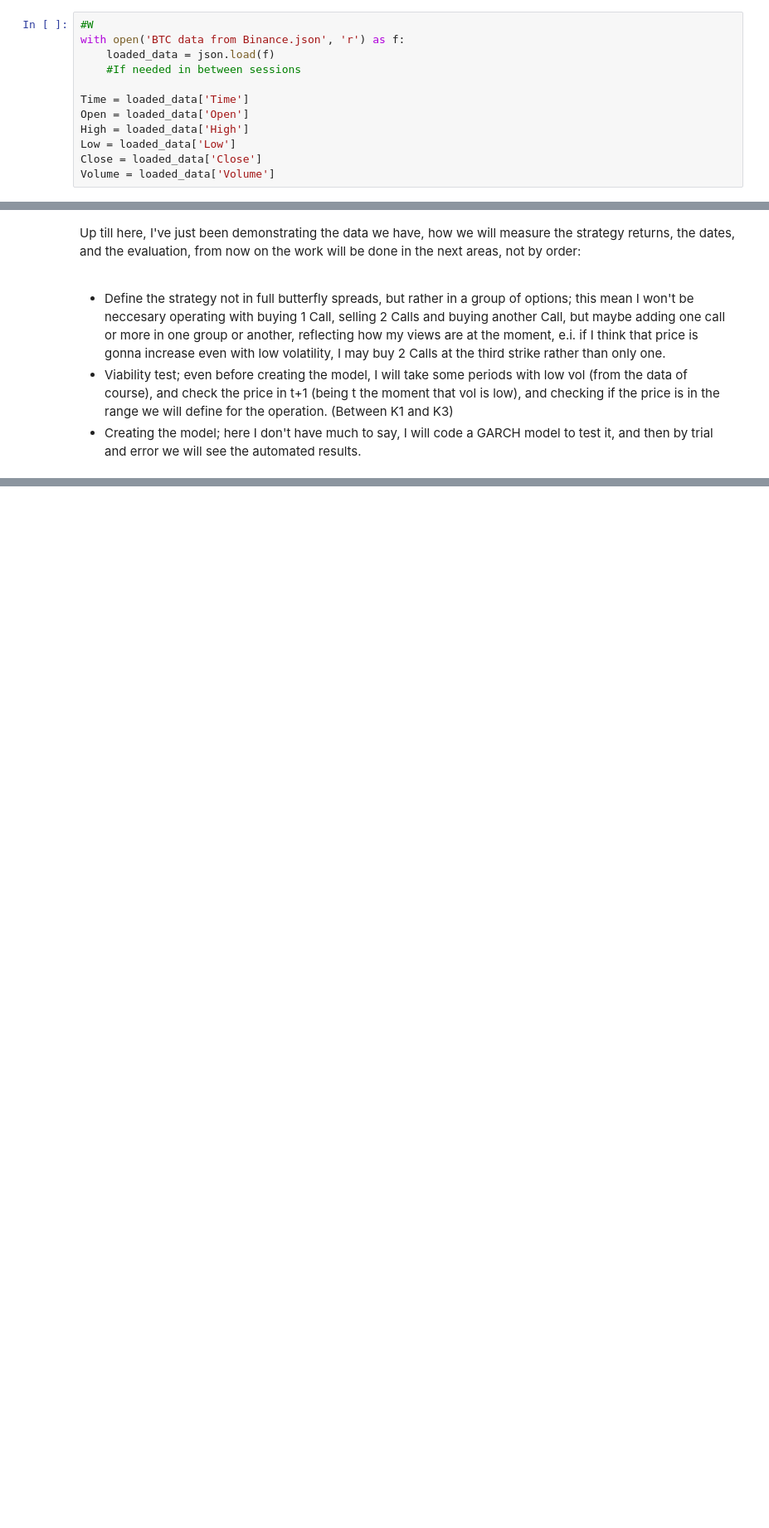
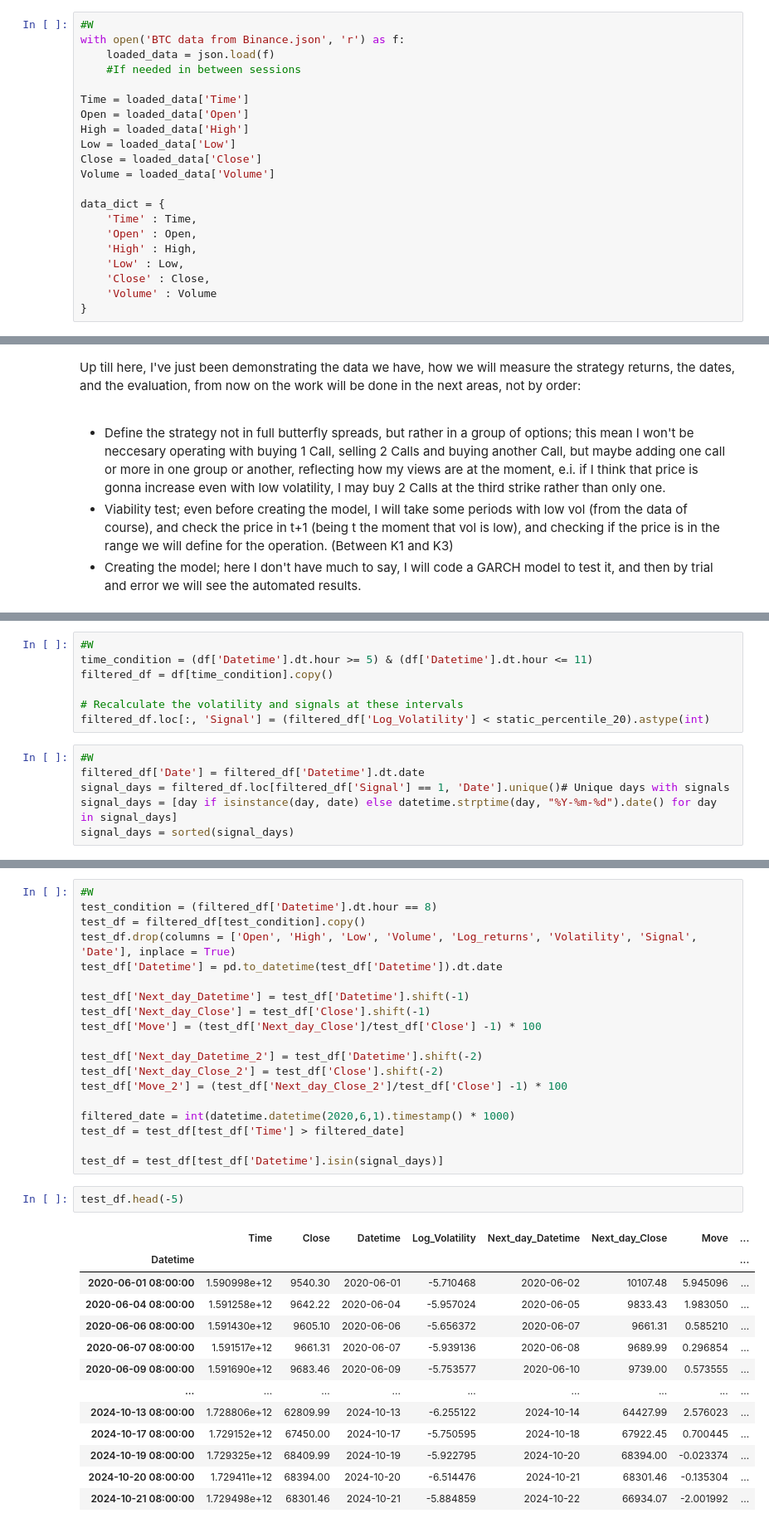
Before and after one commit to Gabriel31921/Volatility-study, a Jupyter notebook: Volatility.ipynb, the cells around one changed output, grey strips where cells are left out. Shown at 83% size. Drawn from its saved outputs; the diff is of its cells as text; blank space fills up the shorter version.

```diff
--- a/Volatility.ipynb
+++ b/Volatility.ipynb
@@ -203,6 +205,15 @@ High = loaded_data['High']
 Low = loaded_data['Low']
 Close = loaded_data['Close']
 Volume = loaded_data['Volume']
+
+data_dict = {
+    'Time' : Time,
+    'Open' : Open,
+    'High' : High,
+    'Low' : Low,
+    'Close' : Close,
+    'Volume' : Volume
+}
 # %%
 #W
 returns = [np.log(Close[i+1]/Close[i]) for i in range(len(Close)-1)]
@@ -453,0 +570,13 @@ Up till here, I've just been demonstrating the data we have, how we will measure
+# %%
+#W
+time_condition = (df['Datetime'].dt.hour >= 5) & (df['Datetime'].dt.hour <= 11)
+filtered_df = df[time_condition].copy()
+
+# Recalculate the volatility and signals at these intervals
+filtered_df.loc[:, 'Signal'] = (filtered_df['Log_Volatility'] < static_percentile_20).astype(int)
+# %%
+#W
+filtered_df['Date'] = filtered_df['Datetime'].dt.date
+signal_days = filtered_df.loc[filtered_df['Signal'] == 1, 'Date'].unique()# Unique days with signals
+signal_days = [day if isinstance(day, date) else datetime.strptime(day, "%Y-%m-%d").date() for day in signal_days]
+signal_days = sorted(signal_days)
@@ -453,0 +616,35 @@ Up till here, I've just been demonstrating the data we have, how we will measure
+# %%
+#W
+test_condition = (filtered_df['Datetime'].dt.hour == 8)
+test_df = filtered_df[test_condition].copy()
+test_df.drop(columns = ['Open', 'High', 'Low', 'Volume', 'Log_returns', 'Volatility', 'Signal', 'Date'], inplace = True)
+test_df['Datetime'] = pd.to_datetime(test_df['Datetime']).dt.date
+
+test_df['Next_day_Datetime'] = test_df['Datetime'].shift(-1)
+test_df['Next_day_Close'] = test_df['Close'].shift(-1)
+test_df['Move'] = (test_df['Next_day_Close']/test_df['Close'] -1) * 100
+
+test_df['Next_day_Datetime_2'] = test_df['Datetime'].shift(-2)
+test_df['Next_day_Close_2'] = test_df['Close'].shift(-2)
+test_df['Move_2'] = (test_df['Next_day_Close_2']/test_df['Close'] -1) * 100
+
+filtered_date = int(datetime.datetime(2020,6,1).timestamp() * 1000)
+test_df = test_df[test_df['Time'] > filtered_date]
+
+test_df = test_df[test_df['Datetime'].isin(signal_days)]
+# %%
+test_df.head(-5)
+# %% [output]
+|  | Time | Close | Datetime | Log_Volatility | Next_day_Datetime | Next_day_Close | Move | ... |
+| Datetime |  |  |  |  |  |  |  | ... |
+| 2020-06-01 08:00:00 | 1.590998e+12 | 9540.30 | 2020-06-01 | -5.710468 | 2020-06-02 | 10107.48 | 5.945096 | ... |
+| 2020-06-04 08:00:00 | 1.591258e+12 | 9642.22 | 2020-06-04 | -5.957024 | 2020-06-05 | 9833.43 | 1.983050 | ... |
+| 2020-06-06 08:00:00 | 1.591430e+12 | 9605.10 | 2020-06-06 | -5.656372 | 2020-06-07 | 9661.31 | 0.585210 | ... |
+| 2020-06-07 08:00:00 | 1.591517e+12 | 9661.31 | 2020-06-07 | -5.939136 | 2020-06-08 | 9689.99 | 0.296854 | ... |
+| 2020-06-09 08:00:00 | 1.591690e+12 | 9683.46 | 2020-06-09 | -5.753577 | 2020-06-10 | 9739.00 | 0.573555 | ... |
+| ... | ... | ... | ... | ... | ... | ... | ... | ... |
+| 2024-10-13 08:00:00 | 1.728806e+12 | 62809.99 | 2024-10-13 | -6.255122 | 2024-10-14 | 64427.99 | 2.576023 | ... |
+| 2024-10-17 08:00:00 | 1.729152e+12 | 67450.00 | 2024-10-17 | -5.750595 | 2024-10-18 | 67922.45 | 0.700445 | ... |
+| 2024-10-19 08:00:00 | 1.729325e+12 | 68409.99 | 2024-10-19 | -5.922795 | 2024-10-20 | 68394.00 | -0.023374 | ... |
+| 2024-10-20 08:00:00 | 1.729411e+12 | 68394.00 | 2024-10-20 | -6.514476 | 2024-10-21 | 68301.46 | -0.135304 | ... |
+| 2024-10-21 08:00:00 | 1.729498e+12 | 68301.46 | 2024-10-21 | -5.884859 | 2024-10-22 | 66934.07 | -2.001992 | ... |
```
Also changed, not shown: parts of 48 cells of this notebook, 3 other files.
